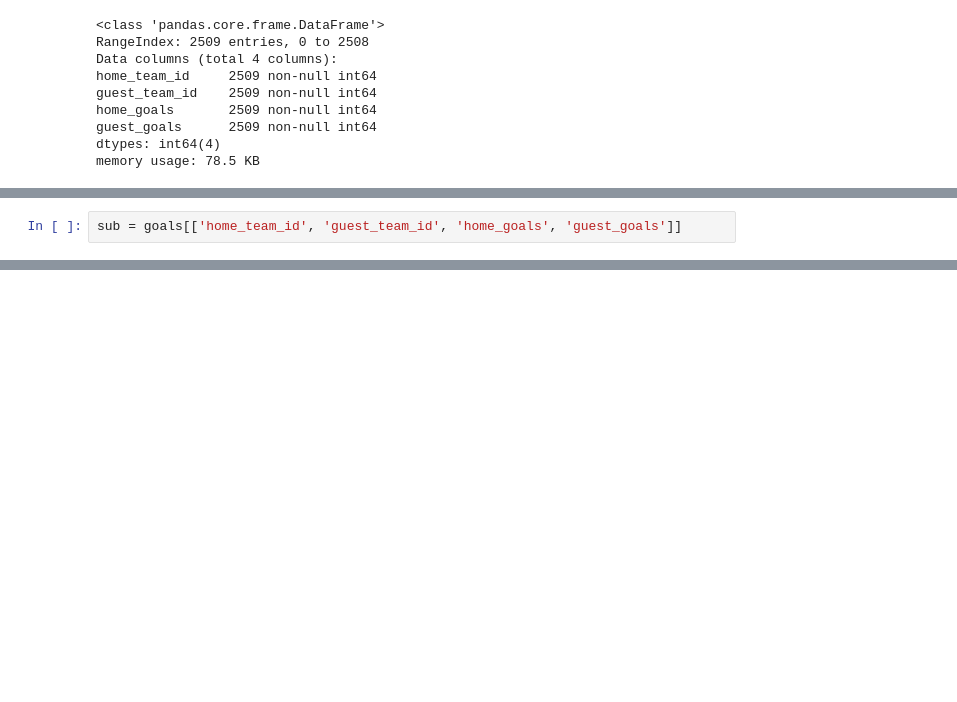
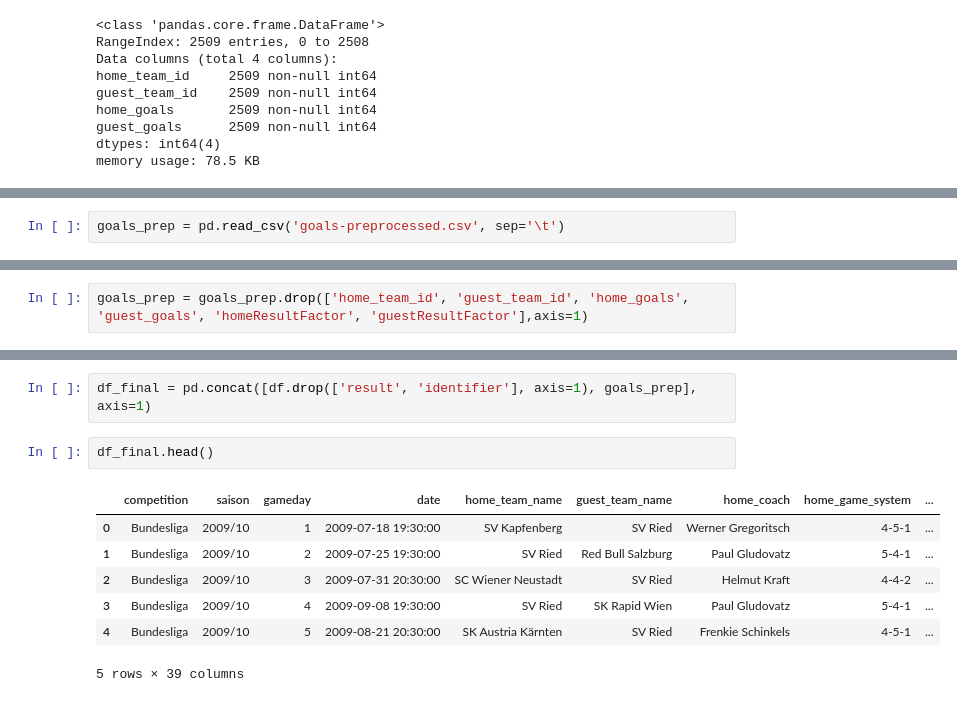
Before and after one commit to thomashon/football-prediction, a Jupyter notebook: scraper/preprocessing.ipynb, the cells around one changed output, grey strips where cells are left out. Cells and saved outputs as stored; diff of their text form; blank space fills up the shorter version.

```diff
--- a/scraper/preprocessing.ipynb
+++ b/scraper/preprocessing.ipynb
@@ -218,0 +167,2 @@ goals.home_goals.groupby(goals.guest_team_id).cumsum().iloc[3]
+# %%
+goals_prep = pd.read_csv('goals-preprocessed.csv', sep='\t')
@@ -219,2 +179,2 @@ goals.home_goals.groupby(goals.guest_team_id).cumsum().iloc[3]
 # %%
-sub = goals[['home_team_id', 'guest_team_id', 'home_goals', 'guest_goals']]
+goals_prep = goals_prep.drop(['home_team_id', 'guest_team_id', 'home_goals', 'guest_goals', 'homeResultFactor', 'guestResultFactor'],axis=1)
@@ -220,0 +191,12 @@ sub = goals[['home_team_id', 'guest_team_id', 'home_goals', 'guest_goals']]
+# %%
+df_final = pd.concat([df.drop(['result', 'identifier'], axis=1), goals_prep], axis=1)
+# %%
+df_final.head()
+# %% [output]
+|  | competition | saison | gameday | date | home_team_name | guest_team_name | home_coach | home_game_system | ... |
+| 0 | Bundesliga | 2009/10 | 1 | 2009-07-18 19:30:00 | SV Kapfenberg | SV Ried | Werner Gregoritsch | 4-5-1 | ... |
+| 1 | Bundesliga | 2009/10 | 2 | 2009-07-25 19:30:00 | SV Ried | Red Bull Salzburg | Paul Gludovatz | 5-4-1 | ... |
+| 2 | Bundesliga | 2009/10 | 3 | 2009-07-31 20:30:00 | SC Wiener Neustadt | SV Ried | Helmut Kraft | 4-4-2 | ... |
+| 3 | Bundesliga | 2009/10 | 4 | 2009-09-08 19:30:00 | SV Ried | SK Rapid Wien | Paul Gludovatz | 5-4-1 | ... |
+| 4 | Bundesliga | 2009/10 | 5 | 2009-08-21 20:30:00 | SK Austria Kärnten | SV Ried | Frenkie Schinkels | 4-5-1 | ... |
+5 rows × 39 columns
```
Also changed, not shown: parts of 20 cells of this notebook, 4 other files.
